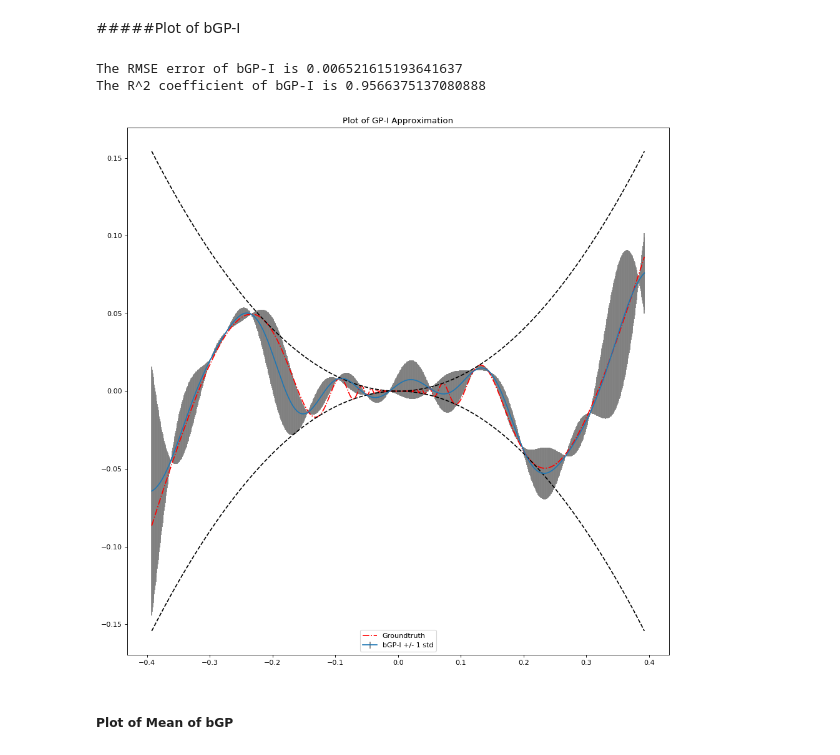
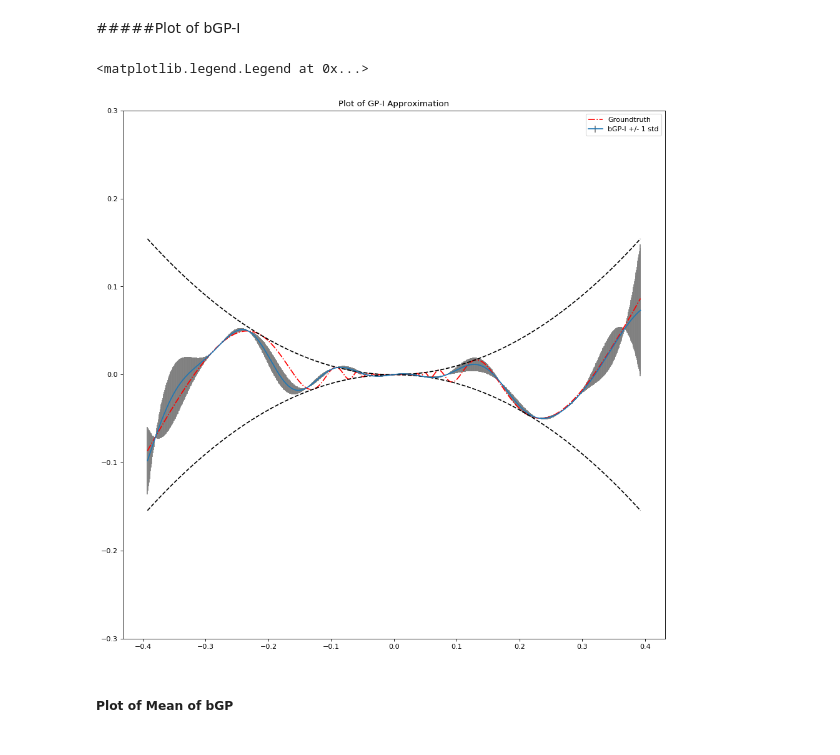
Before and after one commit to Andrewpensoneault/bounded_gp_regression, a Jupyter notebook: BoundedGaussianProcessRegressionProject.ipynb, the cells around one changed output. Saved outputs shown, nothing was run; the diff lists cells and outputs as text; code cells hidden in the pictures.

```diff
--- a/BoundedGaussianProcessRegressionProject.ipynb
+++ b/BoundedGaussianProcessRegressionProject.ipynb
@@ -204,7 +159,7 @@ def unboundsigma(X,Y,theta):
 def boundobjfunc(x,X,Y,left,right,cl,cu):
   N = X.shape[1]
   Kinv = makeKinv(X,x[0],x[1:])
-  diagKinv = makediagKinv(X,x[0],x[1:])
+  diagKinv = np.diag(np.diag(Kinv))
   diagKinvinv = linalg.inv(np.diag(np.diag(Kinv)))
   KinvY = Kinv @ Y
   innerg = (1/N)*((((np.transpose(Y) @ Kinv) @ diagKinvinv) @ Kinv) @ Y)
@@ -217,7 +172,7 @@ def boundobjfunc(x,X,Y,left,right,cl,cu):
     f = 0
     for i in range(0,N):
       xstar = X[:,i]
-      mugni = projmeangaussreg(X,Y,i,xstar,x[0],x[1:],left,right)
+      mugni = projmeangaussreg(X,Y,Kinv,i,xstar,x[0],x[1:],left,right)
       f = f + (Y[i]-mugni)**2
     f = f[0]
   return f
@@ -291,10 +248,10 @@ rightnorm = lambda x: right(x,Ymean,Ystd)
 x0b = np.append(sigma,theta)
 objb = lambda x: boundobjfunc(x,Xnorm,Ynorm,rightnorm,leftnorm,cl,cu)
 objb(x0b)
-bounds = [(0,15),(0,.5)]
+bounds = [(0,20),(0,.5)]
 
 solb = sp.optimize.differential_evolution(objb, bounds = bounds, popsize=100)
 thetb = solb.x[1]
 sigb = solb.x[0]
-print((sigb,thetb))
+print('sigma_b=',sigb,' theta_b=',thetb)
 # %% [output]
@@ -308,2 +269,6 @@ ybound = xtest**2
+# %%
+ytestb = Ystd*meangaussreg(xtestnorm,Ynorm,Xnorm,sigb,thetb) + Ymean
+ycovb = Ystd**2*covargaussreg(xtestnorm,Ynorm,Xnorm,sigb,thetb)
+yerrorb = np.sqrt(np.diag(ycovb))
 # %% [markdown]
 #####Plot of GP
@@ -369,30 +314,19 @@ The R^2 coefficient of GP is 0.9421134867381611
-# %%
-yerrorb = Ystd*np.sqrt(vargaussreg(xtestnorm,Ynorm,Xnorm,sigb,thetb))
-ytestb = Ystd*meangaussreg(xtestnorm,Ynorm,Xnorm,sigb,thetb) + Ymean
-ycovb = Ystd**2*covargaussreg(xtestnorm,Ynorm,Xnorm,sigb,thetb)
 # %% [markdown]
 #####Plot of bGP-I
 # %%
 ytestb = np.squeeze(ytestb)
 
 plt.figure(num=None, figsize=(14, 14), dpi=80, facecolor='w', edgecolor='k')
 plt.errorbar(xtest,ytestb,yerrorb,ecolor='grey',label='bGP-I +/- 1 std')
 plt.plot(xtest,ytrue,'r-.',label='Groundtruth')
 plt.plot(xtest,ybound,'k--')
 plt.plot(xtest,-ybound,'k--',)
 plt.title('Plot of GP-I Approximation')
+plt.ylim([-.3,.3])
 plt.legend()
-sumsq = np.sum((ytrue-ytestb)**2)
-RMSE = np.sqrt((1/nsamp)*sumsq)
-avgval = (1/nsamp)*np.sum(ytestb)
-devsqr = np.sum((ytrue-avgval)**2)
-R2 = 1-sumsq/devsqr
-print("The RMSE error of bGP-I is", RMSE)
-print("The R^2 coefficient of bGP-I is", R2)
 # %% [output]
-The RMSE error of bGP-I is 0.006521615193641637
-The R^2 coefficient of bGP-I is 0.9566375137080888
+<matplotlib.legend.Legend at 0x...>
-[figure, old version]
+[figure, new version]
 # %% [markdown]
 ##### Plot of Mean of bGP
 # %%
```
Also changed, not shown: parts of 16 cells of this notebook.
